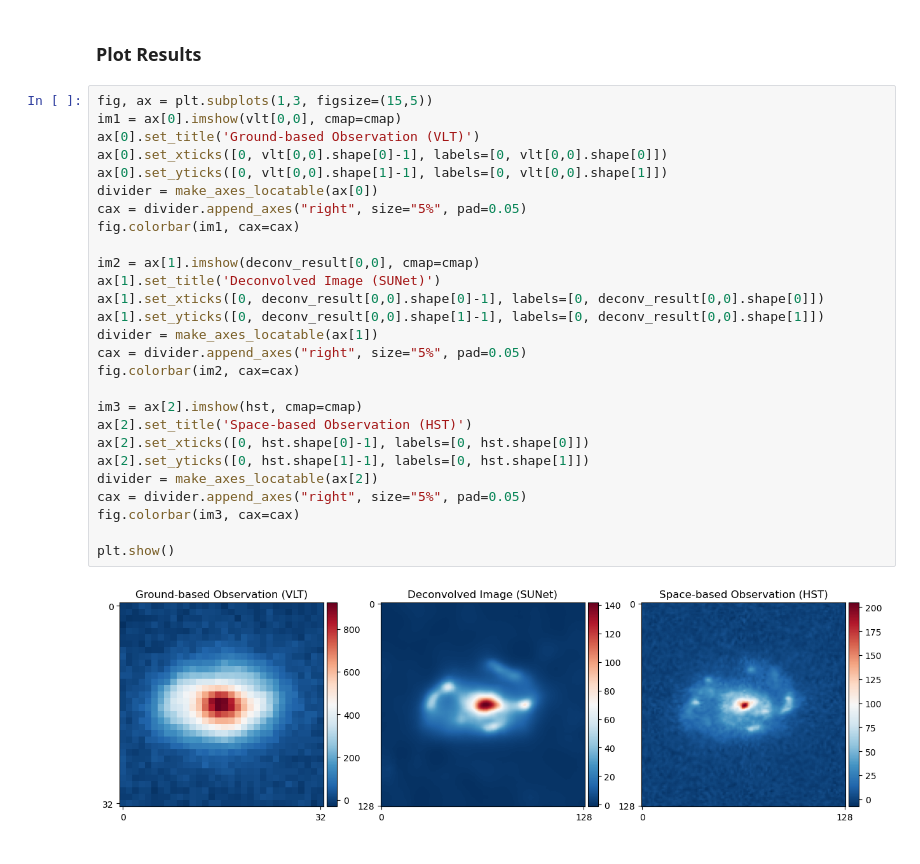
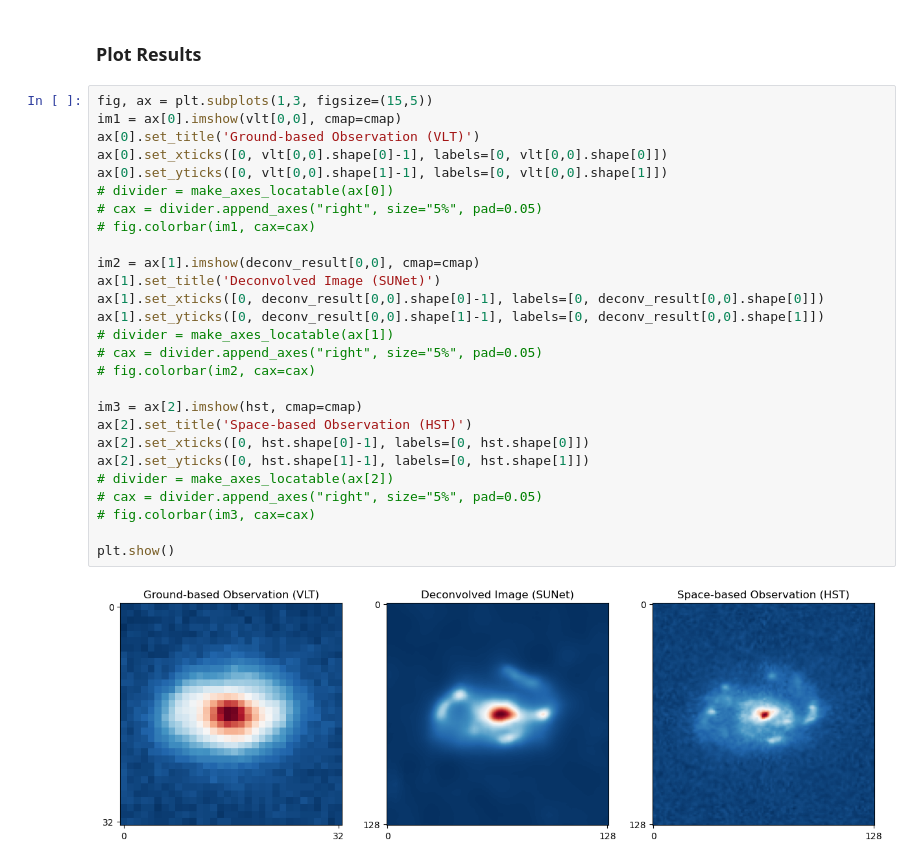
Before and after one commit to utsav-akhaury/SUNet, a Jupyter notebook: Deconvolution/tutorial.ipynb, the cells around one changed output. Saved outputs shown, nothing was run; the diff lists cells and outputs as text.

```diff
--- a/Deconvolution/tutorial.ipynb
+++ b/Deconvolution/tutorial.ipynb
@@ -99,29 +101,29 @@ deconv_result.shape             # Shape = (vlt.shape[0], vlt.shape[1], vlt.shape
 # %%
 fig, ax = plt.subplots(1,3, figsize=(15,5))
 im1 = ax[0].imshow(vlt[0,0], cmap=cmap)
 ax[0].set_title('Ground-based Observation (VLT)')
 ax[0].set_xticks([0, vlt[0,0].shape[0]-1], labels=[0, vlt[0,0].shape[0]])
 ax[0].set_yticks([0, vlt[0,0].shape[1]-1], labels=[0, vlt[0,0].shape[1]])
-divider = make_axes_locatable(ax[0])
-cax = divider.append_axes("right", size="5%", pad=0.05)
-fig.colorbar(im1, cax=cax)
+# divider = make_axes_locatable(ax[0])
+# cax = divider.append_axes("right", size="5%", pad=0.05)
+# fig.colorbar(im1, cax=cax)
 
 im2 = ax[1].imshow(deconv_result[0,0], cmap=cmap)
 ax[1].set_title('Deconvolved Image (SUNet)')
 ax[1].set_xticks([0, deconv_result[0,0].shape[0]-1], labels=[0, deconv_result[0,0].shape[0]])
 ax[1].set_yticks([0, deconv_result[0,0].shape[1]-1], labels=[0, deconv_result[0,0].shape[1]])
-divider = make_axes_locatable(ax[1])
-cax = divider.append_axes("right", size="5%", pad=0.05)
-fig.colorbar(im2, cax=cax)
+# divider = make_axes_locatable(ax[1])
+# cax = divider.append_axes("right", size="5%", pad=0.05)
+# fig.colorbar(im2, cax=cax)
 
 im3 = ax[2].imshow(hst, cmap=cmap)
 ax[2].set_title('Space-based Observation (HST)')
 ax[2].set_xticks([0, hst.shape[0]-1], labels=[0, hst.shape[0]])
 ax[2].set_yticks([0, hst.shape[1]-1], labels=[0, hst.shape[1]])
-divider = make_axes_locatable(ax[2])
-cax = divider.append_axes("right", size="5%", pad=0.05)
-fig.colorbar(im3, cax=cax)
+# divider = make_axes_locatable(ax[2])
+# cax = divider.append_axes("right", size="5%", pad=0.05)
+# fig.colorbar(im3, cax=cax)
 
 plt.show()
 # %% [output]
-[figure, old version]
+[figure, new version]
```
Also changed, not shown: parts of 1 cell of this notebook.
